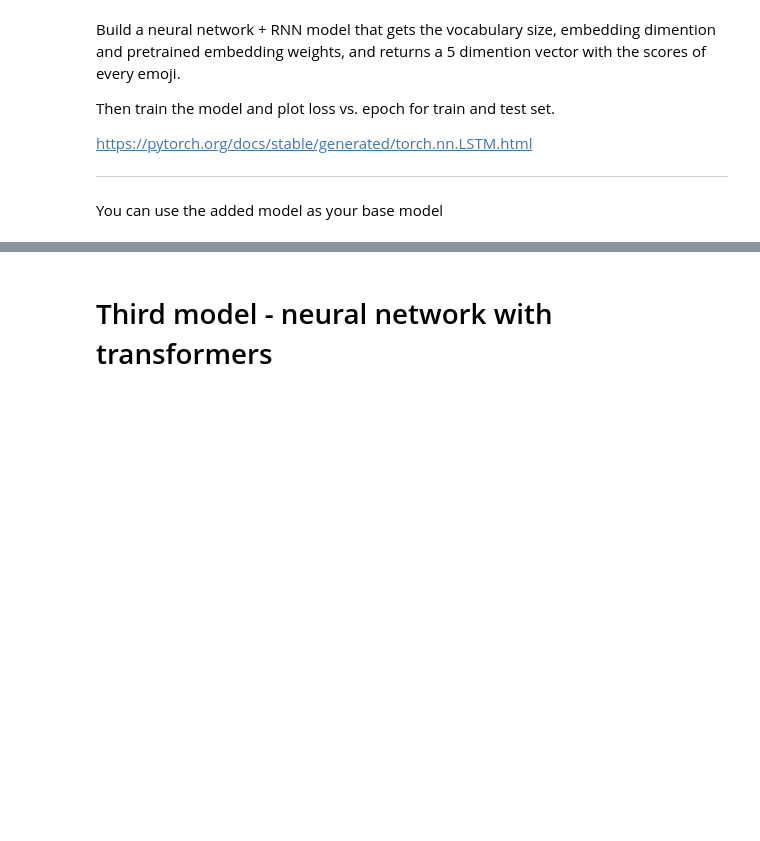
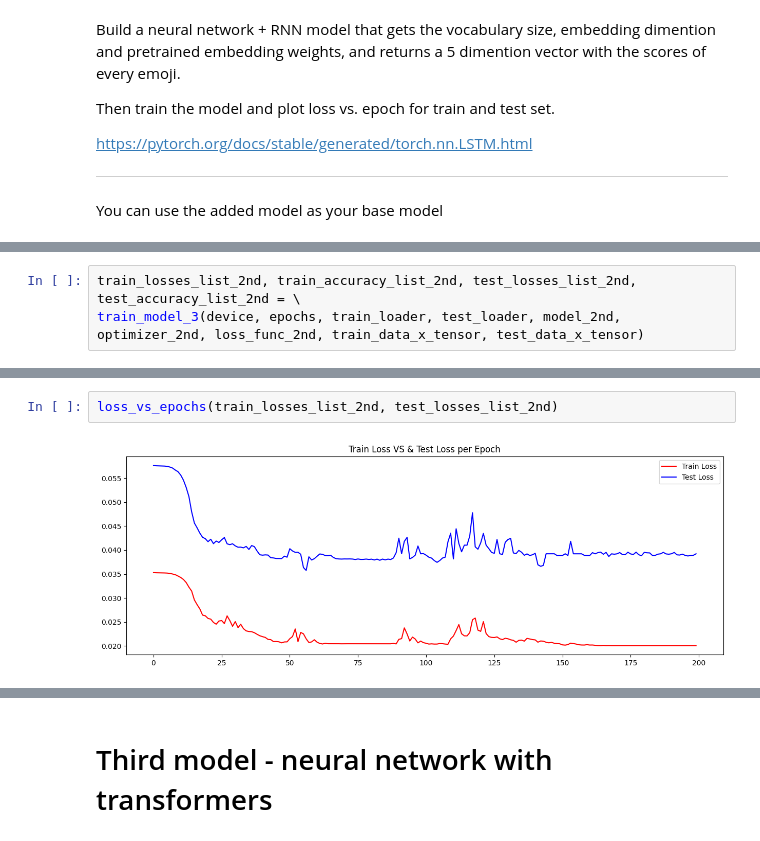
Before and after one commit to daniellepidt/deep-learning-emojify, a Jupyter notebook: EX_3_TAU.ipynb, the cells around one changed output, grey strips where cells are left out. Drawn from its saved outputs; the diff is of its cells as text; blank space fills up the shorter version.

```diff
--- a/EX_3_TAU.ipynb
+++ b/EX_3_TAU.ipynb
@@ -331,0 +526,3 @@ class RNN_Model(nn.Module):
+# %%
+train_losses_list_2nd, train_accuracy_list_2nd, test_losses_list_2nd, test_accuracy_list_2nd = \
+train_model_3(device, epochs, train_loader, test_loader, model_2nd, optimizer_2nd, loss_func_2nd, train_data_x_tensor, test_data_x_tensor)
@@ -331,0 +550,4 @@ class RNN_Model(nn.Module):
+# %%
+loss_vs_epochs(train_losses_list_2nd, test_losses_list_2nd)
+# %% [output]
+[figure, added]
```
Also changed, not shown: parts of 21 cells of this notebook.
